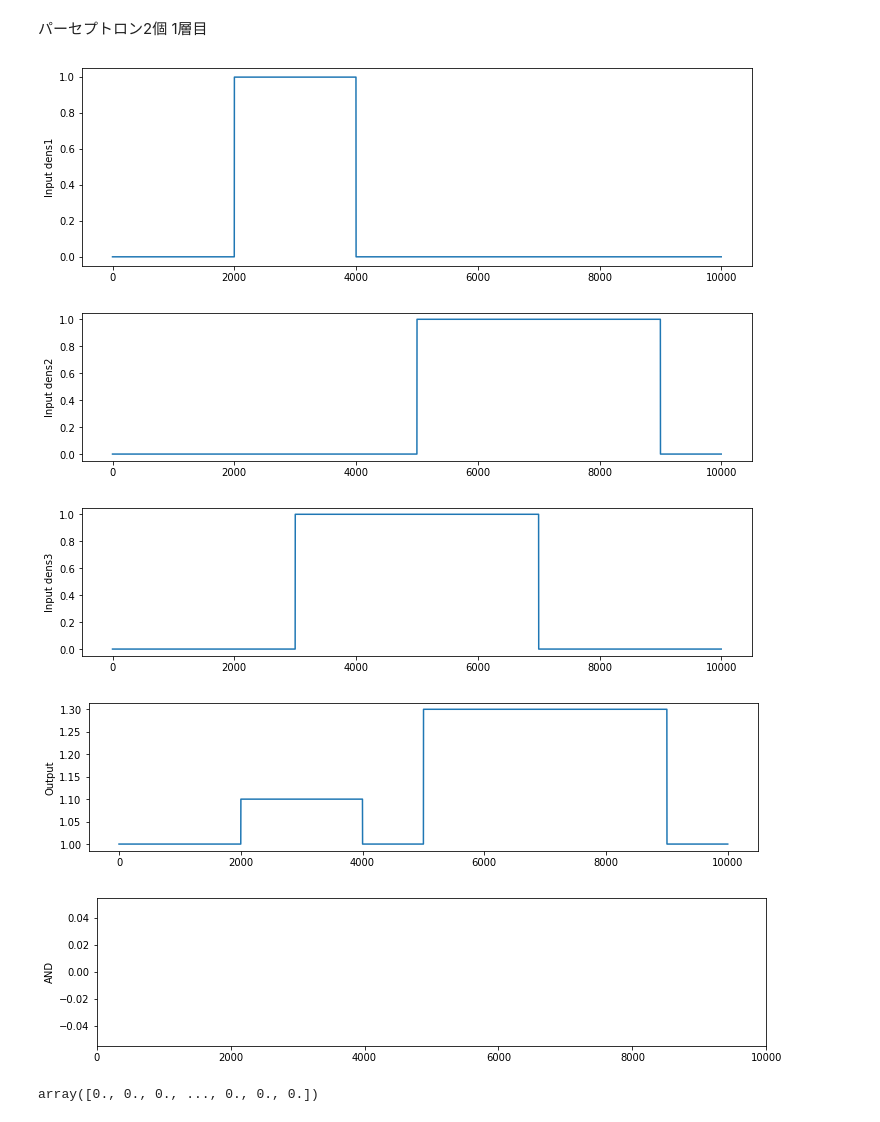
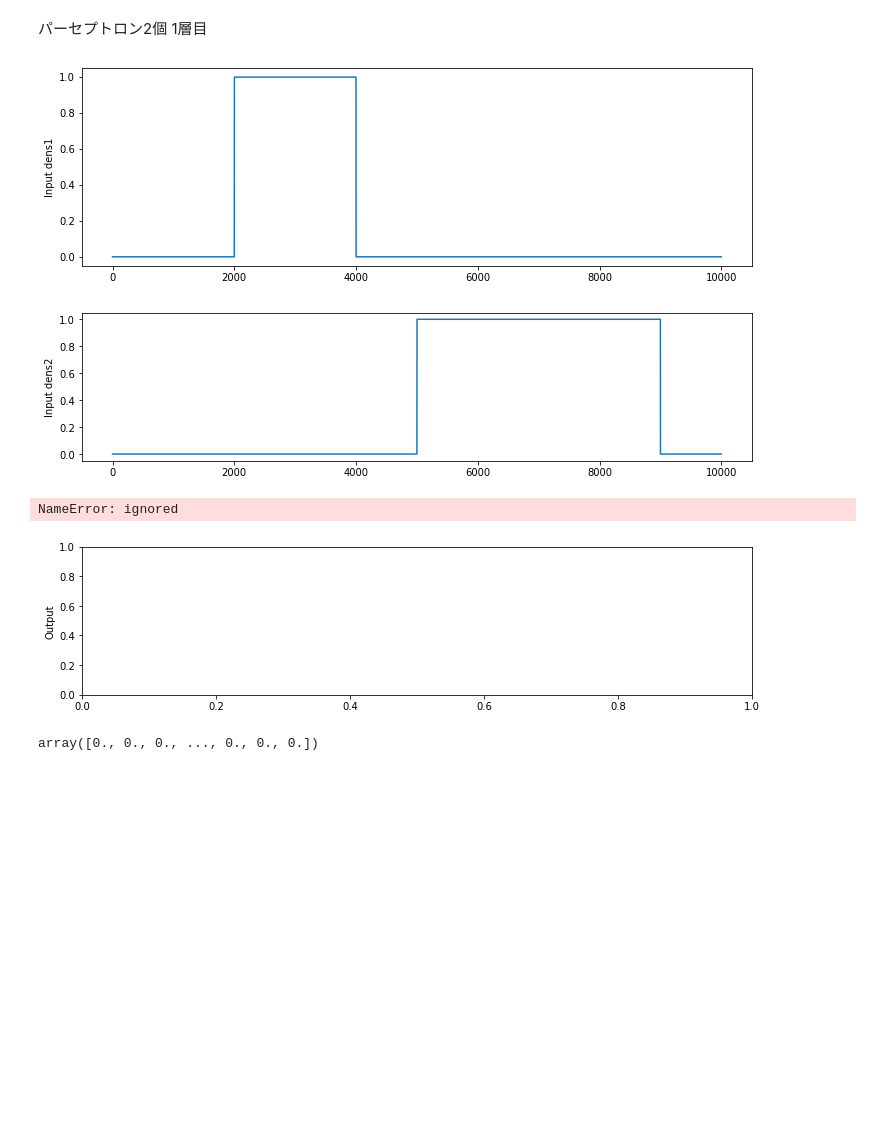
Before and after one commit to MxD-lab/SNN_Simulation, a Jupyter notebook: AND.ipynb, the cells around one changed output. Drawn from its saved outputs; the diff is of its cells as text; code cells hidden in the pictures; blank space fills up the shorter version.

```diff
--- a/AND.ipynb
+++ b/AND.ipynb
@@ -129,33 +153,8 @@ b2 = 9000
 
 dens1 = square_wave(a1,b1,t)
 dens2 = square_wave(a2,b2,t)
-
-
-w1 = 0.1  #重み
-w2= 0.3
-w3 = 0.2
-bias = 2 #閾値
-
-
-
-
-for i in range(msec):#10000回のサンプリング
-  #パーセプトロン１
-  d1 = dens1*dt
-  d2 = dens2*dt
-
-
-  d1d= d1*w1 #重みかけてる
-  d2d = d2*w2
-
-
-  pulse_sum = d1d + d2d  + bias
-
-
-
-  output = relu(pulse_sum,1,1)
 # %%
-result =AND(output,output2)
+result =AND(dens1,dens2)
 # %%
  # Plot
 plt.figure(figsize=(12, 8))
@@ -164,43 +163,35 @@ plt.ylabel('Input dens1')
 plt.plot(dens1)
 plt.show()
 
  # Plot
 plt.figure(figsize=(12, 6))
 plt.subplot(2, 1, 1)
 plt.ylabel('Input dens2')
 plt.plot(dens2)
 plt.show()
 
-
- # Plot
-plt.figure(figsize=(12, 6))
-plt.subplot(2, 1, 1)
-plt.ylabel('Input dens3')
-plt.plot( dens3)
-plt.show()
 
 
 
 # Plot
 plt.figure(figsize=(12, 6))
 plt.subplot(2, 1, 1)
 plt.ylabel('Output')
 plt.plot( output)
 plt.show()
 
 # Plot
 plt.figure(figsize=(12, 6))
 plt.subplot(2, 1, 1)
 plt.ylabel('AND')
 plt.plot( result)
 plt.xlim(0,10000)
 plt.show()
 # %% [output]
 [figure]
 [figure]
+NameError: ignored
-[figure, old version]
+[figure, new version]
-[figure, removed]
-[figure, removed]
 # %%
 # %% [output]
 array([0., 0., 0., ..., 0., 0., 0.])
```
Also changed, not shown: parts of 6 cells of this notebook.
